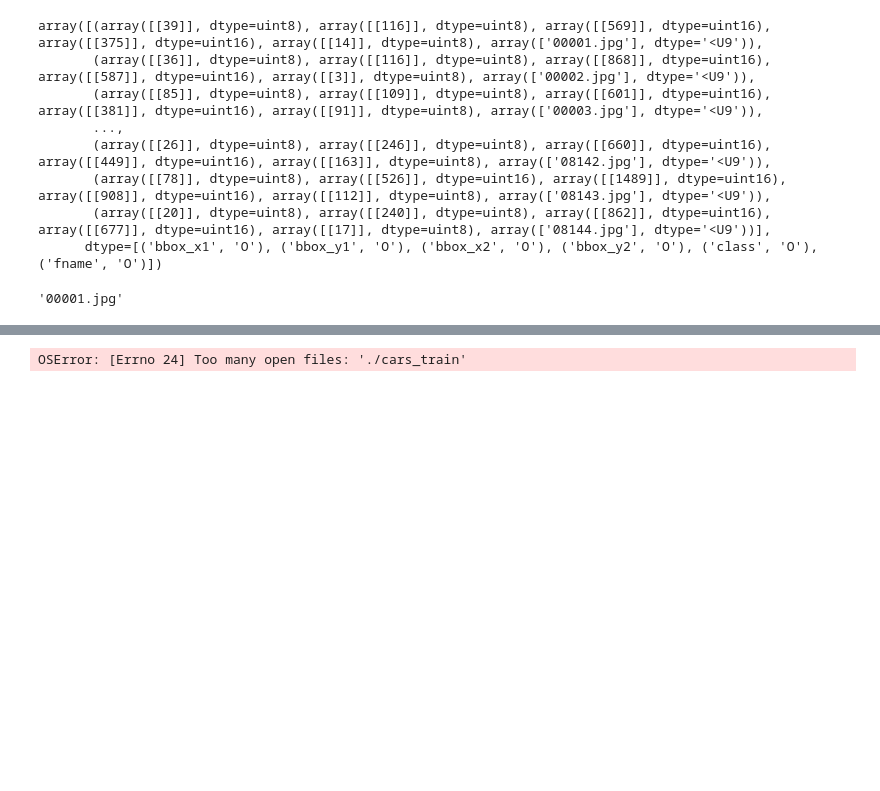
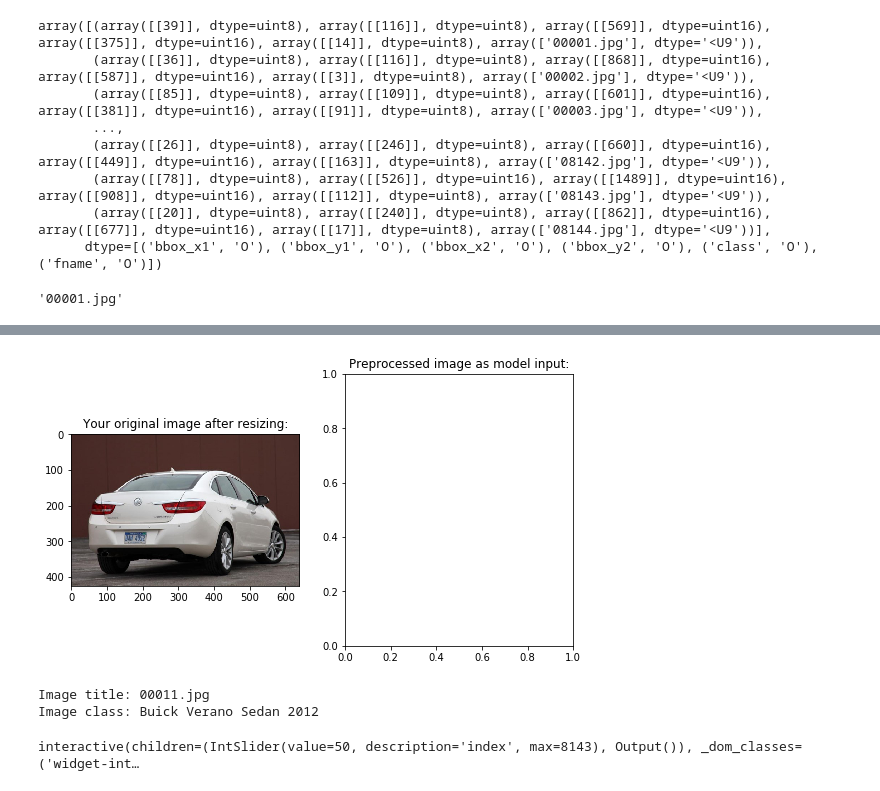
Before and after one commit to meraldoantonio/Car-classifier, a Jupyter notebook: Exploration.ipynb, the cells around one changed output, grey strips where cells are left out. Saved outputs shown, nothing was run; the diff lists cells and outputs as text; code cells hidden in the pictures; blank space fills up the shorter version.

Commit message:
Created a function to load image data to main dictionary and another function to show the image

```diff
--- a/Exploration.ipynb
+++ b/Exploration.ipynb
@@ -95,4 +75,5 @@ Class_id
 # %%
-b = loadmat('devkit/cars_train_annos.mat')
+# Load matlab file
+original_dict_traindata = loadmat('devkit/cars_train_annos.mat')
 # %%
 # Annotations = {"fname": {"bbox_xmin": 12, "bbox_xmax": 13, "bbox_y1": , "bbox_y2"}}
@@ -114,4 +95,4 @@ b["annotations"][0][0][5][0]
 # %% [output]
 '00001.jpg'
 # %%
-Annotations = {image[5][0]:{"bbox_xmin": image[0][0][0], "bbox_xmin": image[0][0][0], "bbox_xmax": image[1][0][0],"bbox_ymin": image[2][0][0],"bbox_ymax": image[3][0][0],"class_number": image[4][0][0], "class_name": Class_id[image[4][0][0]]} for image in b["annotations"][0]}
+master_dict_traindata = {image[5][0]:{"bbox_xmin": image[0][0][0], "bbox_xmin": image[0][0][0], "bbox_xmax": image[1][0][0],"bbox_ymin": image[2][0][0],"bbox_ymax": image[3][0][0],"class_number": image[4][0][0], "class_name": dict_idx_carname[image[4][0][0]]} for image in original_dict_traindata["annotations"][0]}
@@ -176,9 +121,7 @@ image_folder = "./cars_train"
-# %%
-imagesList = os.listdir(image_folder)
-# %% [output]
-OSError: [Errno 24] Too many open files: './cars_train'
+# %%
+master_dict_traindata = load_images_to_dictionary()
 # %%
-def show_image(dataset, index):
+def show_image_in_dict(image_dict = master_dict_traindata, index = 0):
     """
     Function:
         - shows an image from the dataset and its label
@@ -187,24 +130,24 @@ def show_image(dataset, index):
     Returns:
          none, but the function will show the original and preprocessedimage, its name and its label
     """
-    image_folder = "./cars_train"
 
-    for filename in os.listdir(folder):
-        img = Image.open(os.path.join(folder,filename))
-        if img is not None:
-            # Resize the image
-            img = img.resize((224, 224))
+    file_name = list(image_dict.keys())[index]
 
-            # Convert it into np array
-            img_np = np.array(img)
-
-
-
-            fig, [ax1, ax2] = plt.subplots(nrows=1, ncols=2, figsize=(9,5))
-            ax1.imshow(dataset[index][0], interpolation='nearest')
-            ax1.set_title("Your original image after resizing:")
-            ax2.imshow(dataset[index][1], interpolation='nearest')
-            ax2.set_title("Preprocessed image as model input:")
-            plt.show()
-            print(f"Image title: {dataset[index][2]}")
-            print(f"Image class: {dataset[index][3]}")
+    fig, [ax1, ax2] = plt.subplots(nrows=1, ncols=2, figsize=(9,5))
+    ax1.imshow(image_dict[file_name]["image"], interpolation='nearest')
+    ax1.set_title("Your original image after resizing:")
+    ax1.imshow(image_dict[file_name]["image"], interpolation='nearest')
+    ax2.set_title("Preprocessed image as model input:")
+    plt.show()
+    print(f"Image title: {file_name}")
+    print(f"Image class: {image_dict[file_name]['class_name']}")
+# %%
+show_image_in_dict(index = 10)
+# %% [output]
+[figure, added]
+Image title: 00011.jpg
+Image class: Buick Verano Sedan 2012
+# %%
+_ = interact(show_image_in_dict, image_dict = fixed(master_dict_traindata), index=widgets.IntSlider(min=0,max=len(master_dict_traindata)-1,step=1,value=50), continous_update = False)
+# %% [output]
+interactive(children=(IntSlider(value=50, description='index', max=8143), Output()), _dom_classes=('widget-int…
```
Also changed, not shown: parts of 16 cells of this notebook.
